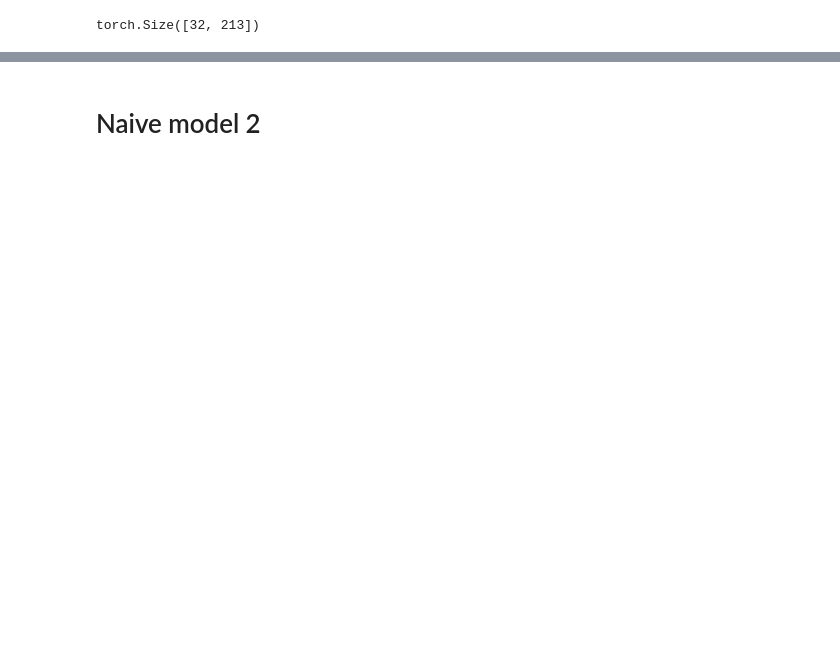
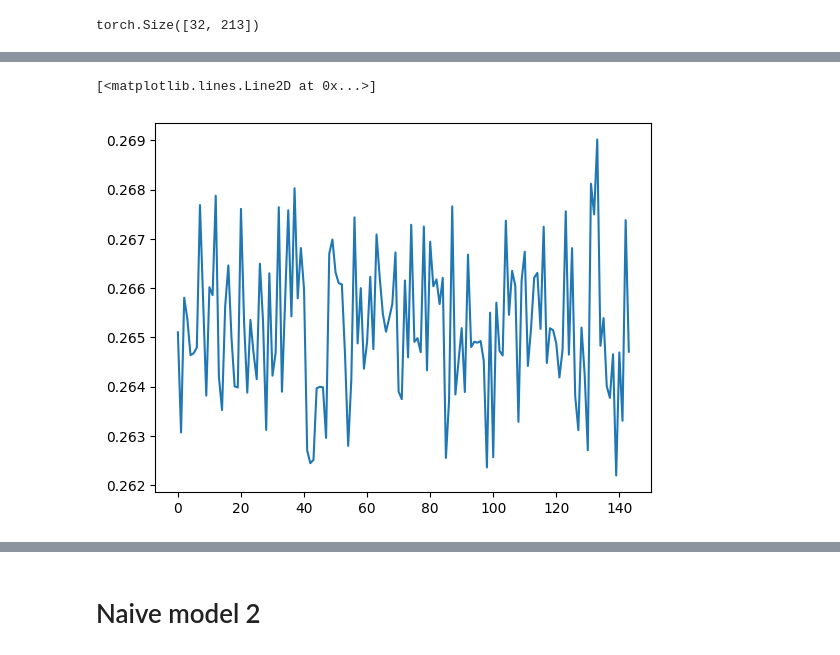
Before and after one commit to VaiceIVE/lct2024, a Jupyter notebook: apps/HaCS_ml_analize/building_models/make_model_for_predict_propability_of_error_in_home.ipynb, the cells around one changed output, grey strips where cells are left out. Drawn from its saved outputs; the diff is of its cells as text; code cells hidden in the pictures; blank space fills up the shorter version.

Commit message:
feat: ML additional data

```diff
--- a/apps/HaCS_ml_analize/building_models/make_model_for_predict_propability_of_error_in_home.ipynb
+++ b/apps/HaCS_ml_analize/building_models/make_model_for_predict_propability_of_error_in_home.ipynb
@@ -550,8 +569,11 @@ def process_data_to_model_cluster(x1, x2, device=device):
 # %%
 encoder_ts_1 = AnomalyDayModelTSEncoderConved().apply(init_weights).to(device)
-# encoder_ts_2 = AnomalyDayModelTSEncoderRecur().apply(init_weights).to(device)
+encoder_ts_2 = AnomalyDayModelTSEncoderRecur().apply(init_weights).to(device)
 encoder_buildings = AnomalyDayModelBuildingEncoder().apply(init_weights).to(device)
 predictor = AnomalyDayModelIsAnomalyDay().apply(init_weights).to(device)
+
+critic_encoder = CriticEbcoders().to('cuda')
+critic_output = CriticOutput().to('cuda')
 # %%
 is_anomaly_day_model = IsAnomalyDayModel(
     encoder_ts_1,
@@ -572,0 +595,12 @@ tensor(-0.0002, grad_fn=<SumBackward0>)
+# %%
+yt_p = yt.float()
+def process_yt(yt):
+    yt_p = (yt.sum(dim=2) > 0).float()
+    l1 = T.roll(ff.pad(yt_p, (0,1), 'constant', 0), 1, dims=1)[:, :-1]*0.5
+    r1 = T.roll(ff.pad(yt_p, (1, 0), 'constant', 0), -1, dims=1)[:, 1:]*0.5
+    l2 = T.roll(ff.pad(yt_p, (0,2), 'constant', 0), 2, dims=1)[:, :-2]*0.125
+    r2 = T.roll(ff.pad(yt_p, (2, 0), 'constant', 0), -2, dims=1)[:, 2:]*0.125
+    l3 = T.roll(ff.pad(yt_p, (0,3), 'constant', 0), 3, dims=1)[:, :-3]*0.025
+    r3 = T.roll(ff.pad(yt_p, (3, 0), 'constant', 0), -3, dims=1)[:, 3:]*0.025
+    # print(r1.shape)
+    return T.clip(yt_p + l1 + r1 + l2 + r2 + l3 + r3, 0, 1)
@@ -576,5 +633,6 @@ m2 = what_anomaly_day_model.to(device)
 # %%
 loss_fun = nn.MSELoss()
-optimizer1 = T.optim.Adam(m1.parameters(), lr=0.003)
-optimizer2 = T.optim.Adam(m2.parameters(), lr=0.003)
+optimizer1 = T.optim.Adam(m1.parameters(), lr=0.001)
+optimizer2 = T.optim.Adam(critic_encoder.parameters(), lr=0.001)
+optimizer3 = T.optim.Adam(critic_output.parameters(), lr=0.001)
 # %%
@@ -586,14 +641,0 @@ import matplotlib.pyplot as plt
-# %%
-lm = []
-for e in range(3):
-    k = 0
-    for x1, x2, yt in tqdm(dl):
-        x_proc_1, x_proc_2 = process_data_to_model_bin(x1, x2)
-        p = m1(x_proc_2, x_proc_1)
-        l = loss_fun(p.float().to('cuda'), (yt.sum(dim=2) > 0).float().to('cuda'))
-        lm.append(l.item())
-        l.backward()
-        optimizer1.zero_grad()
-        optimizer1.step()
-        k+=1
-    print(e, np.mean(lm[-k:]), np.min(lm[-k:]))
@@ -603,2 +712,7 @@ KeyboardInterrupt:
+# %%
+plt.plot(lm1)
+# %% [output]
+[<matplotlib.lines.Line2D at 0x...>]
+[figure, added]
 # %%
 x1,x2,yt = next(iter(dl))
```
Also changed, not shown: parts of 71 cells of this notebook, 30 other files.
